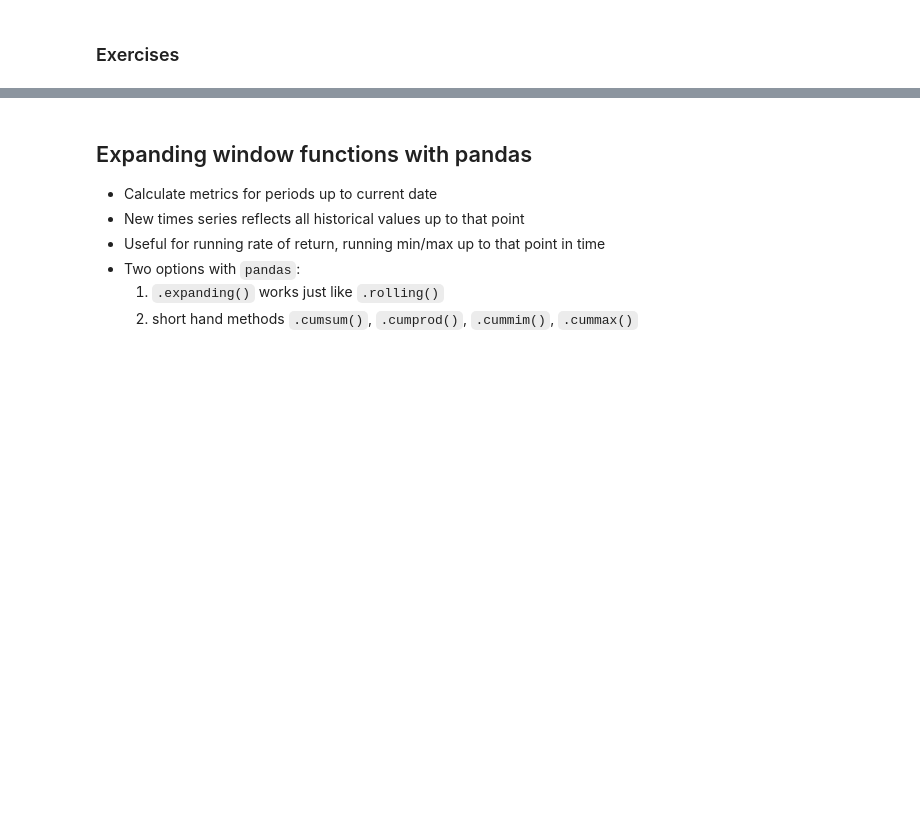
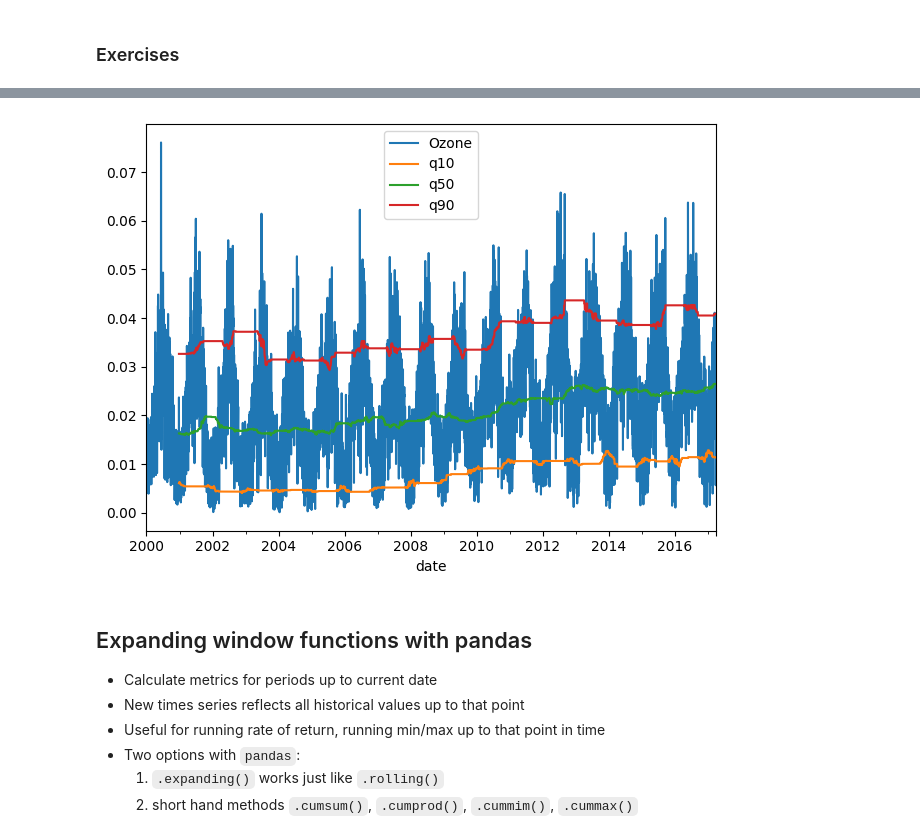
Before and after one commit to PaulToronto/DataCamp_TimeSeries, a Jupyter notebook: 03_Window_Functions_Rolling_and_Expanding_Metrics.ipynb, the cells around one changed output, grey strips where cells are left out. Cells and saved outputs as stored; diff of their text form; code cells hidden in the pictures; blank space fills up the shorter version.

```diff
--- a/03_Window_Functions_Rolling_and_Expanding_Metrics.ipynb
+++ b/03_Window_Functions_Rolling_and_Expanding_Metrics.ipynb
@@ -229,0 +306,5 @@ pd.concat([q10, median, q90], axis=1).plot();
+# %%
+data = pd.read_csv(data_path + 'air_quality_data/ozone_nyc.csv',
+                   parse_dates=['date'],
+                   index_col='date')
+data.info()
@@ -229,0 +330,3 @@ pd.concat([q10, median, q90], axis=1).plot();
+# %%
+data = data.resample('D').interpolate()
+data.head()
@@ -229,0 +353,3 @@ pd.concat([q10, median, q90], axis=1).plot();
+# %%
+rolling = data['Ozone'].rolling(360)
+rolling
@@ -229,0 +358,6 @@ pd.concat([q10, median, q90], axis=1).plot();
+# %%
+data['q10'] = rolling.quantile(0.1)
+data['q50'] = rolling.median()
+data['q90'] = rolling.quantile(0.9)
+
+data
@@ -230,3 +379,9 @@ pd.concat([q10, median, q90], axis=1).plot();
+# %%
+data.plot()
+plt.tight_layout()
+plt.show()
+# %% [output]
+[figure, added]
 # %% [markdown]
 ## Expanding window functions with pandas
 
```
Also changed, not shown: parts of 14 cells of this notebook.
